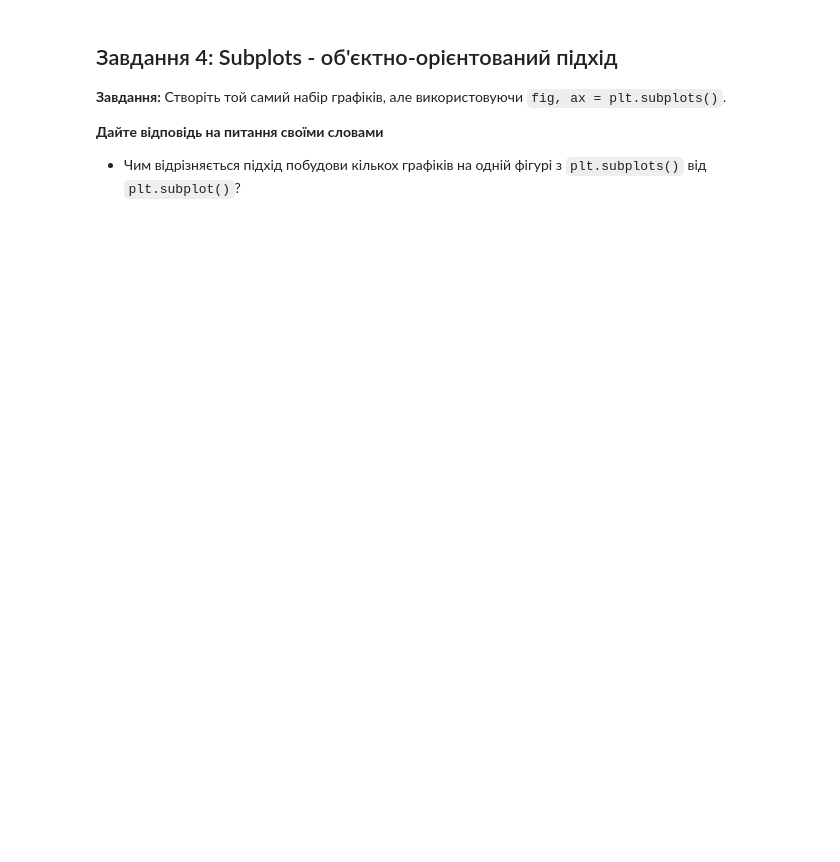
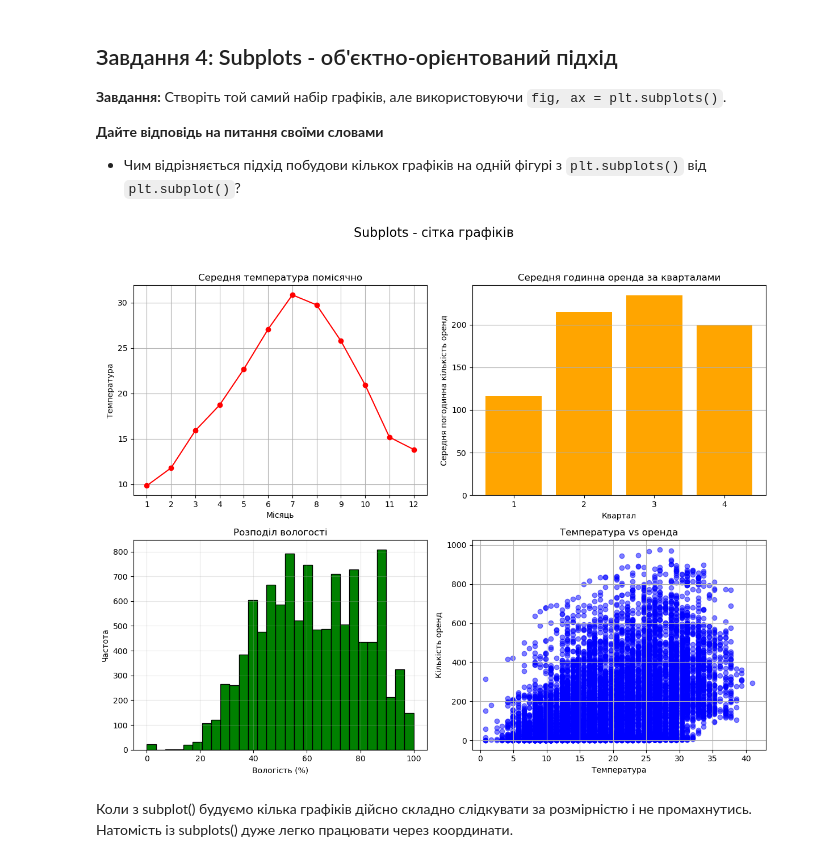
Before and after one commit to OlenaBabko/DataAnalytics_DataLovesAcademy, a Jupyter notebook: modul_11_Visualisation_Matplotlib_Seaborn_Plotly/hw/HW_11_2_Visualisation_Matplotlib.ipynb, the cells around one changed output. Drawn from its saved outputs; the diff is of its cells as text; code cells hidden in the pictures; blank space fills up the shorter version.

```diff
--- a/modul_11_Visualisation_Matplotlib_Seaborn_Plotly/hw/HW_11_2_Visualisation_Matplotlib.ipynb
+++ b/modul_11_Visualisation_Matplotlib_Seaborn_Plotly/hw/HW_11_2_Visualisation_Matplotlib.ipynb
@@ -204,6 +271,61 @@ Std week 2: 90.9060964256355
 
 **Дайте відповідь на питання своїми словами**
 - Чим відрізняється підхід побудови кількох графіків на одній фігурі з `plt.subplots()` від `plt.subplot()`?
+# %%
+# 2x2 сітка графіків
+fig, ax = plt.subplots(2, 2, figsize=(12, 10))
+
+# Графік 1 - Лінійний графік
+temp_by_month = df.groupby("month")["temp"].mean()
+
+ax[0, 0].plot(temp_by_month.index, temp_by_month.values, marker='o', color="red")
+ax[0, 0].set_title("Середня температура помісячно")
+ax[0, 0].set_xlabel("Місяць")
+ax[0, 0].set_ylabel("Температура")
+ax[0, 0].set_xticks(range(1, 13))
+ax[0, 0].grid(True)
+
+
+# Графік 2 - Стовпчикова діаграма
+rent_by_season = df.groupby("season")["count"].mean()
+
+ax[0, 1].bar(rent_by_season.index, rent_by_season.values, color="orange")
+ax[0, 1].set_title("Середня годинна оренда за кварталами")
+ax[0, 1].set_xlabel("Квартал")
+ax[0, 1].set_ylabel("Середня погодинна кількість оренд")
+ax[0, 1].set_xticks([1,2,3,4])
+ax[0, 1].grid(axis='y')
+
+
+# Графік 3 - Гістограма
+bins = np.linspace(df["humidity"].min(), df["humidity"].max(), 30)
+
+ax[1, 0].hist(df["humidity"], bins=bins, color="green",edgecolor="black")
+ax[1, 0].set_title("Розподіл вологості")
+ax[1, 0].set_xlabel("Вологість (%)")
+ax[1, 0].set_ylabel("Частота")
+ax[1, 0].grid(True, alpha=0.3)
+
+# Графік 4 - Scatter
+scatter_df = df[["temp", "count"]].copy()
+
+ax[1, 1].scatter(scatter_df["temp"], scatter_df["count"], alpha=0.5, color="blue")
+ax[1, 1].set_title("Температура vs оренда")
+ax[1, 1].set_xlabel("Температура")
+ax[1, 1].set_ylabel("Кількість оренд")
+ax[1, 1].grid(True)
+
+
+# Заголовок всієї сітки
+fig.suptitle("Subplots - сітка графіків", fontsize=16)
+fig.tight_layout(rect=[0, 0, 1, 0.95])
+
+plt.savefig("Subplots_2_2.png", dpi=300, bbox_inches="tight")
+plt.show()
+# %% [output]
+[figure, added]
+# %% [markdown]
+Коли з subplot() будуємо кілька графіків дійсно складно слідкувати за розмірністю і не промахнутись. Натомість із subplots() дуже легко працювати через координати.
 # %% [markdown]
 ## (Опціонально) Завдання 5: Тонкі налаштування форматування графіка
 
```
Also changed, not shown: parts of 2 cells of this notebook.
